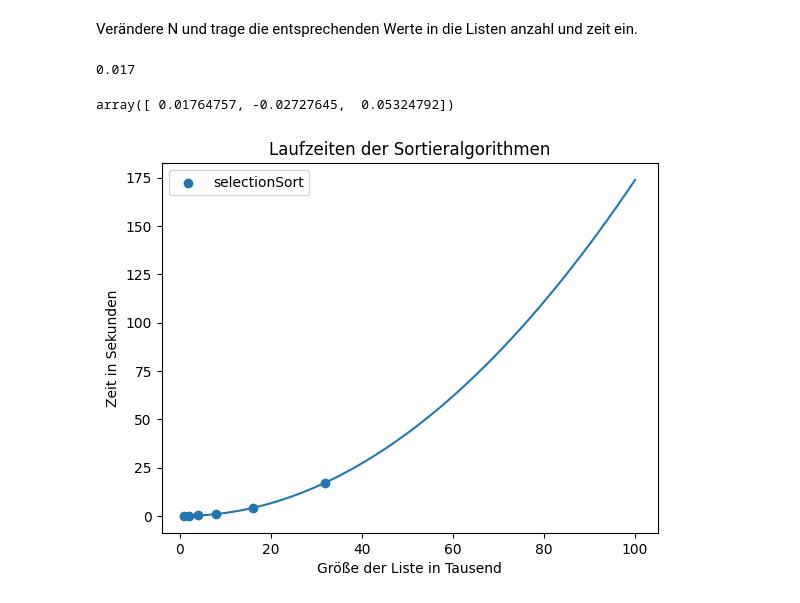
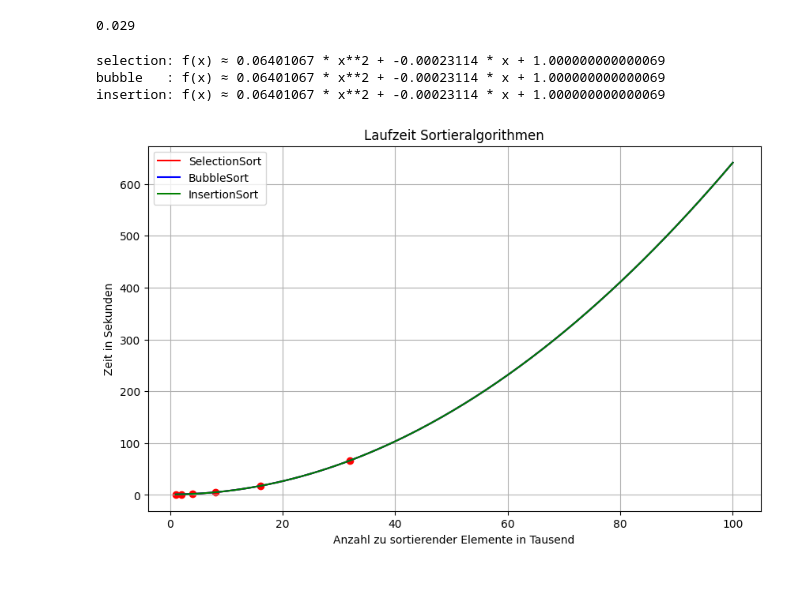
Before and after one commit to ktheu/InfoKurs, a Jupyter notebook: Sort/sort_zeitmessung.ipynb, the cells around one changed output. Cells and saved outputs as stored; diff of their text form; code cells hidden in the pictures.

```diff
--- a/Sort/sort_zeitmessung.ipynb
+++ b/Sort/sort_zeitmessung.ipynb
@@ -39,17 +44,14 @@ def insertion_sort(a):
-# %% [markdown]
-Verändere N und trage die entsprechenden Werte in die Listen anzahl und zeit ein.
 # %%
-N = 1             # Anzahl zu sortierender Elemente in Tausend
-anzahl = 100         # Anzahl Versuche
+N = 1                         # Anzahl zu sortierender Elemente in Tausend
+anzahl_versuche = 20          # Anzahl Sortiervorgänge für die Durchschnittsbildung
 summe = 0
-for i in range(anzahl):
-    a = [random.randint(-N*1000,N*1000) for _  in range(N*1000)]
+for i in range(anzahl_versuche):
+    a = [random.randint(-N*1000,N*1000) for _  in range(N*1000)]    # Liste mit Zufallszahlen
     start = time.perf_counter()
-    selection_sort(a)
+    selection_sort(a)         # <------------- update: Sortieralgorithmus
     end = time.perf_counter()
     summe = summe + (end-start)
-
-print(f'{summe/anzahl:.3f}')
+print(f'{summe/anzahl_versuche:.3f}')    # Durchschnittliche Laufzeit in Sekunden
 # %% [output]
-0.017
+0.029
 # %%
@@ -60,7 +62,17 @@ selection = [0.016, 0.063, 0.254, 0.997, 4.103, 17.257]
 # %%
-parms1 = np.polyfit(anzahl, selection, 2)   # Parameter für die quadratische selections_sort Funktion
-# parms2 = np.polyfit(anzahl, bubble, 2)      # Parameter für die quadratische bubble_sort Funktion
-# parms3 = np.polyfit(anzahl, insertion, 2)   # Parameter für die quadratische insertion_sort Funktion
-parms1
+def quadratic_model(x, a, b, c):
+    return a * x**2 + b * x + c
+
+params, _ = curve_fit(quadratic_model, anzahl, selection)
+a_selection, b_selection, c_selection = params
+print(f"selection: f(x) ≈ {a_selection:.8f} * x**2 + {b_selection:.8f} * x + {c_selection}")
+params, _ = curve_fit(quadratic_model, anzahl, bubble)
+a_bubble, b_bubble, c_bubble = params
+print(f"bubble   : f(x) ≈ {a_bubble:.8f} * x**2 + {b_bubble:.8f} * x + {c_bubble}")
+params, _ = curve_fit(quadratic_model, anzahl, bubble)
+a_insertion, b_insertion, c_insertion = params
+print(f"insertion: f(x) ≈ {a_insertion:.8f} * x**2 + {b_insertion:.8f} * x + {c_insertion}")
 # %% [output]
-array([ 0.01764757, -0.02727645,  0.05324792])
+selection: f(x) ≈ 0.06401067 * x**2 + -0.00023114 * x + 1.000000000000069
+bubble   : f(x) ≈ 0.06401067 * x**2 + -0.00023114 * x + 1.000000000000069
+insertion: f(x) ≈ 0.06401067 * x**2 + -0.00023114 * x + 1.000000000000069
@@ -74,16 +79,17 @@ def f_sel(x):                               # die quadratische Funktion für Sel
 # %%
-xmax = 100             # Bereich für die x-Achse
-fig, ax = plt.subplots()
-ax.scatter(anzahl,selection,label='selectionSort')
-# ax.scatter(anzahl,bubble,label='bubbleSort')
-# ax.scatter(anzahl,insertion,label='insertionSort')
-ax.set_title('Laufzeiten der Sortieralgorithmen')
-ax.set_xlabel('Größe der Liste in Tausend')
-ax.set_ylabel('Zeit in Sekunden');
-ax.legend();
-xs = np.linspace(1,xmax,200)
-ax.plot(xs,f_sel(xs),label='selectionSort');
-# ax.plot(xs,f_bub(xs),label='bubbleSort');
-# ax.plot(xs,f_ins(xs),label='insertionSort');
+plt.figure(figsize=(10, 6))
+plt.scatter(anzahl, selection, color='red')
+# plt.scatter(anzahl, bubble, color='blue')
+# plt.scatter(anzahl, insertion, color='green')
+xs = np.linspace(1,100,200)
+plt.plot(xs, quadratic_model(xs, a_selection, b_selection, c_selection), label="SelectionSort", color='red')
+plt.plot(xs, quadratic_model(xs, a_selection, b_selection, c_selection), label="BubbleSort", color='blue')
+plt.plot(xs, quadratic_model(xs, a_selection, b_selection, c_selection), label="InsertionSort", color='green')
+plt.xlabel("Anzahl zu sortierender Elemente in Tausend")
+plt.ylabel("Zeit in Sekunden")
+plt.title("Laufzeit Sortieralgorithmen")
+plt.legend()
+plt.grid(True)
+plt.show()
 # %% [output]
-[figure, old version]
+[figure, new version]
```
Also changed, not shown: parts of 8 cells of this notebook, 5 other files.
